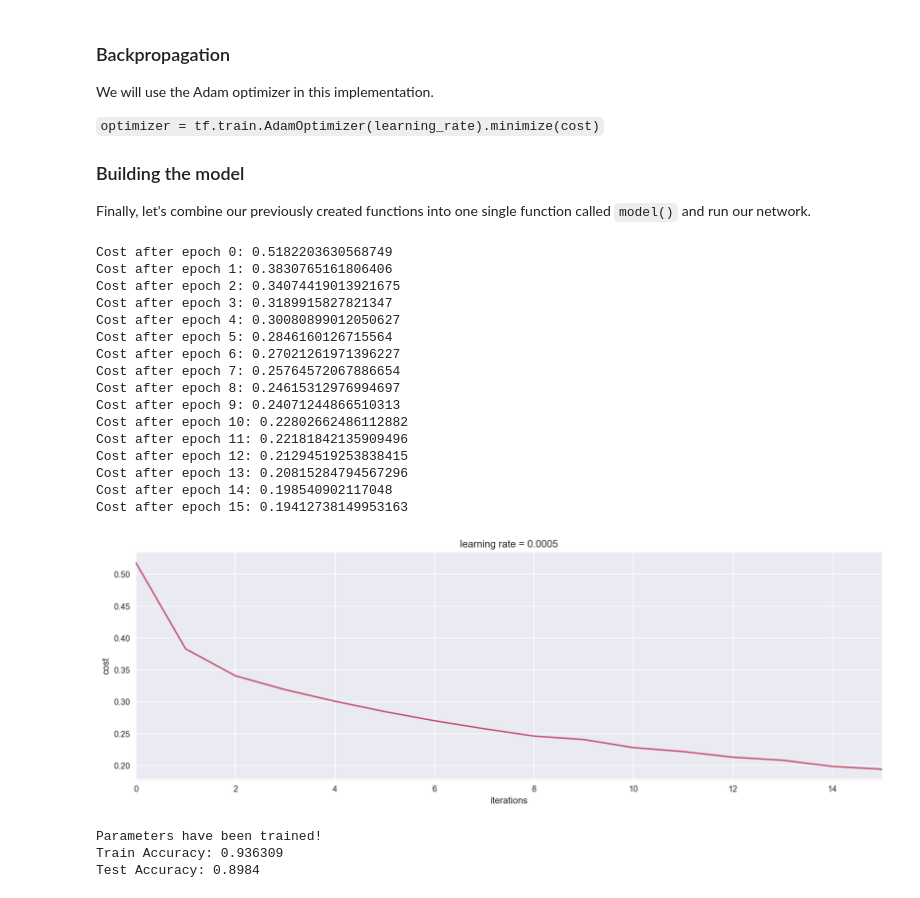
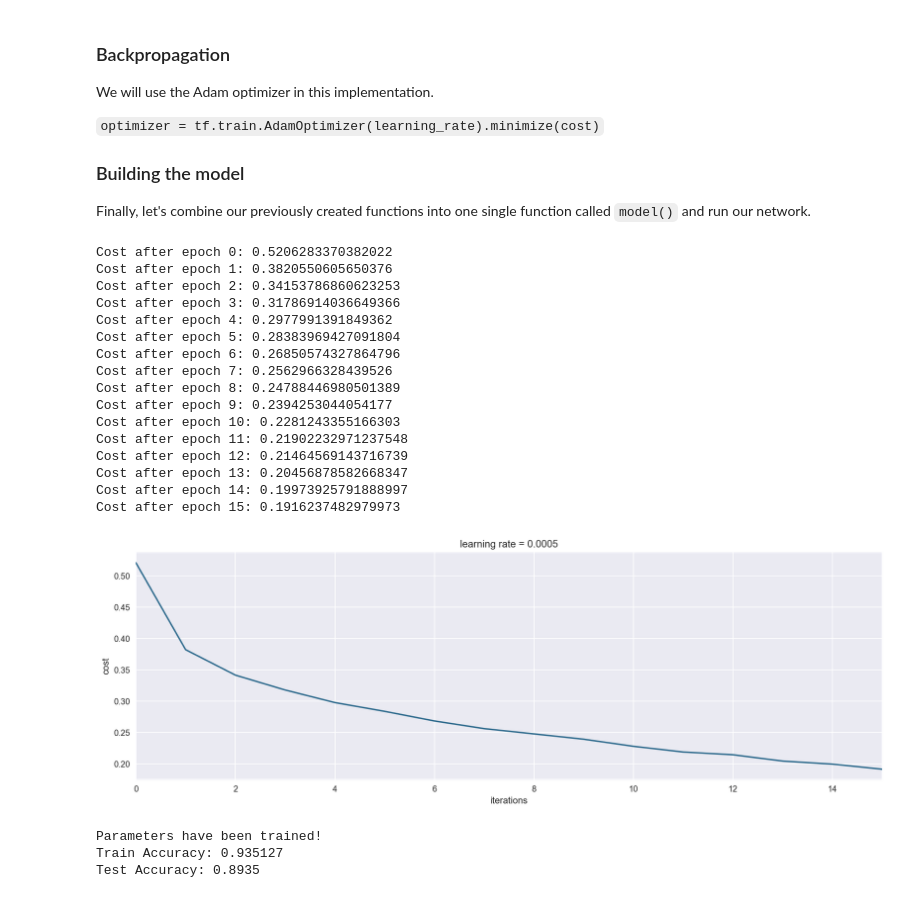
Before and after one commit to jjasonward/fashion-mnist-nn, a Jupyter notebook: script.ipynb, the cells around one changed output. Cells and saved outputs as stored; diff of their text form; code cells hidden in the pictures.

```diff
--- a/script.ipynb
+++ b/script.ipynb
@@ -325,7 +353,7 @@ We will use the Adam optimizer in this implementation.
 
 Finally, let's combine our previously created functions into one single function called `model()` and run our network.
 # %%
-def model(train, test, learning_rate=0.0001, num_epochs=16, minibatch_size=32, print_cost=True):
+def model(train, test, learning_rate=0.0001, num_epochs=16, minibatch_size=32, print_cost=True, graph_filename='costs'):
     """
     Implements a three-layer tensorflow neural network: LINEAR->RELU->LINEAR->RELU->LINEAR->SOFTMAX.
 
@@ -398,11 +426,12 @@ def model(train, test, learning_rate=0.0001, num_epochs=16, minibatch_size=32, p
 
         # Plot costs
         plt.figure(figsize=(16,5))
-        plt.plot(np.squeeze(costs), color='#C24F6F')
+        plt.plot(np.squeeze(costs), color='#2A688B')
         plt.xlim(0, num_epochs-1)
         plt.ylabel("cost")
         plt.xlabel("iterations")
         plt.title("learning rate = {rate}".format(rate=learning_rate))
+        plt.savefig(graph_filename, dpi=300)
         plt.show()
 
         # Save parameters
@@ -420,29 +449,29 @@ def model(train, test, learning_rate=0.0001, num_epochs=16, minibatch_size=32, p
 
         return parameters
 # %%
-# Running our model
+# Running our model on Fashion MNIST
 train = fashion_mnist.train
 test = fashion_mnist.test
 
-parameters = model(train, test, learning_rate=0.0005)
+parameters = model(train, test, learning_rate=0.0005, graph_filename='fashion_mnist_costs')
 # %% [output]
-Cost after epoch 0: 0.5182203630568749
-Cost after epoch 1: 0.3830765161806406
-Cost after epoch 2: 0.34074419013921675
-Cost after epoch 3: 0.3189915827821347
-Cost after epoch 4: 0.30080899012050627
-Cost after epoch 5: 0.2846160126715564
-Cost after epoch 6: 0.27021261971396227
-Cost after epoch 7: 0.25764572067886654
-Cost after epoch 8: 0.24615312976994697
-Cost after epoch 9: 0.24071244866510313
-Cost after epoch 10: 0.22802662486112882
-Cost after epoch 11: 0.22181842135909496
-Cost after epoch 12: 0.21294519253838415
-Cost after epoch 13: 0.20815284794567296
-Cost after epoch 14: 0.198540902117048
-Cost after epoch 15: 0.19412738149953163
+Cost after epoch 0: 0.5206283370382022
+Cost after epoch 1: 0.3820550605650376
+Cost after epoch 2: 0.34153786860623253
+Cost after epoch 3: 0.31786914036649366
+Cost after epoch 4: 0.2977991391849362
+Cost after epoch 5: 0.28383969427091804
+Cost after epoch 6: 0.26850574327864796
+Cost after epoch 7: 0.2562966328439526
+Cost after epoch 8: 0.24788446980501389
+Cost after epoch 9: 0.2394253044054177
+Cost after epoch 10: 0.2281243355166303
+Cost after epoch 11: 0.21902232971237548
+Cost after epoch 12: 0.21464569143716739
+Cost after epoch 13: 0.20456878582668347
+Cost after epoch 14: 0.19973925791888997
+Cost after epoch 15: 0.1916237482979973
-[figure, old version]
+[figure, new version]
 Parameters have been trained!
-Train Accuracy: 0.936309
-Test Accuracy: 0.8984
+Train Accuracy: 0.935127
+Test Accuracy: 0.8935
```
Also changed, not shown: parts of 5 cells of this notebook, 5 other files.
